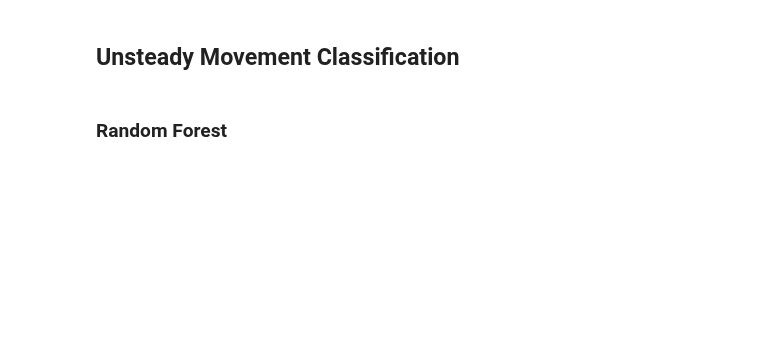
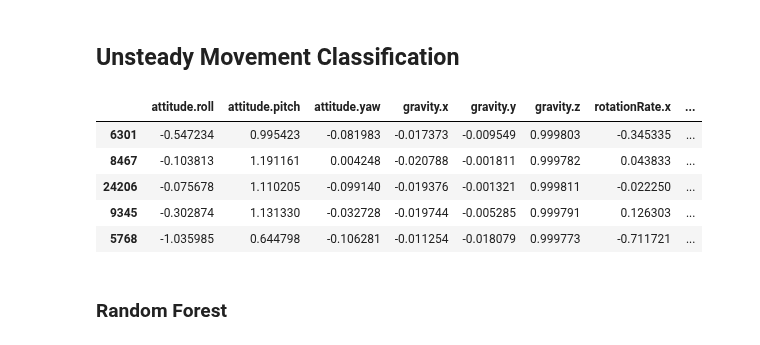
Before and after one commit to 99pranit/Human_Activity_Recognition, a Jupyter notebook: notebook/imu_human_activity.ipynb, the cells around one changed output. Drawn from its saved outputs; the diff is of its cells as text; code cells hidden in the pictures; blank space fills up the shorter version.

```diff
--- a/notebook/imu_human_activity.ipynb
+++ b/notebook/imu_human_activity.ipynb
@@ -240,6 +265,15 @@ y = unsteady_df.iloc[:,-1]
 x1, x_test , y1 , y_test = train_test_split(x , y ,test_size= 0.2, stratify = y)
 
 x_train , x_val , y_train , y_val = train_test_split(x1 ,y1 ,test_size= 0.2, stratify = y1)
+# %%
+x_train.head()
+# %% [output]
+|  | attitude.roll | attitude.pitch | attitude.yaw | gravity.x | gravity.y | gravity.z | rotationRate.x | ... |
+| 6301 | -0.547234 | 0.995423 | -0.081983 | -0.017373 | -0.009549 | 0.999803 | -0.345335 | ... |
+| 8467 | -0.103813 | 1.191161 | 0.004248 | -0.020788 | -0.001811 | 0.999782 | 0.043833 | ... |
+| 24206 | -0.075678 | 1.110205 | -0.099140 | -0.019376 | -0.001321 | 0.999811 | -0.022250 | ... |
+| 9345 | -0.302874 | 1.131330 | -0.032728 | -0.019744 | -0.005285 | 0.999791 | 0.126303 | ... |
+| 5768 | -1.035985 | 0.644798 | -0.106281 | -0.011254 | -0.018079 | 0.999773 | -0.711721 | ... |
 # %% [markdown]
 ### Random Forest
 # %%
```
Also changed, not shown: parts of 22 cells of this notebook, 5 other files.
